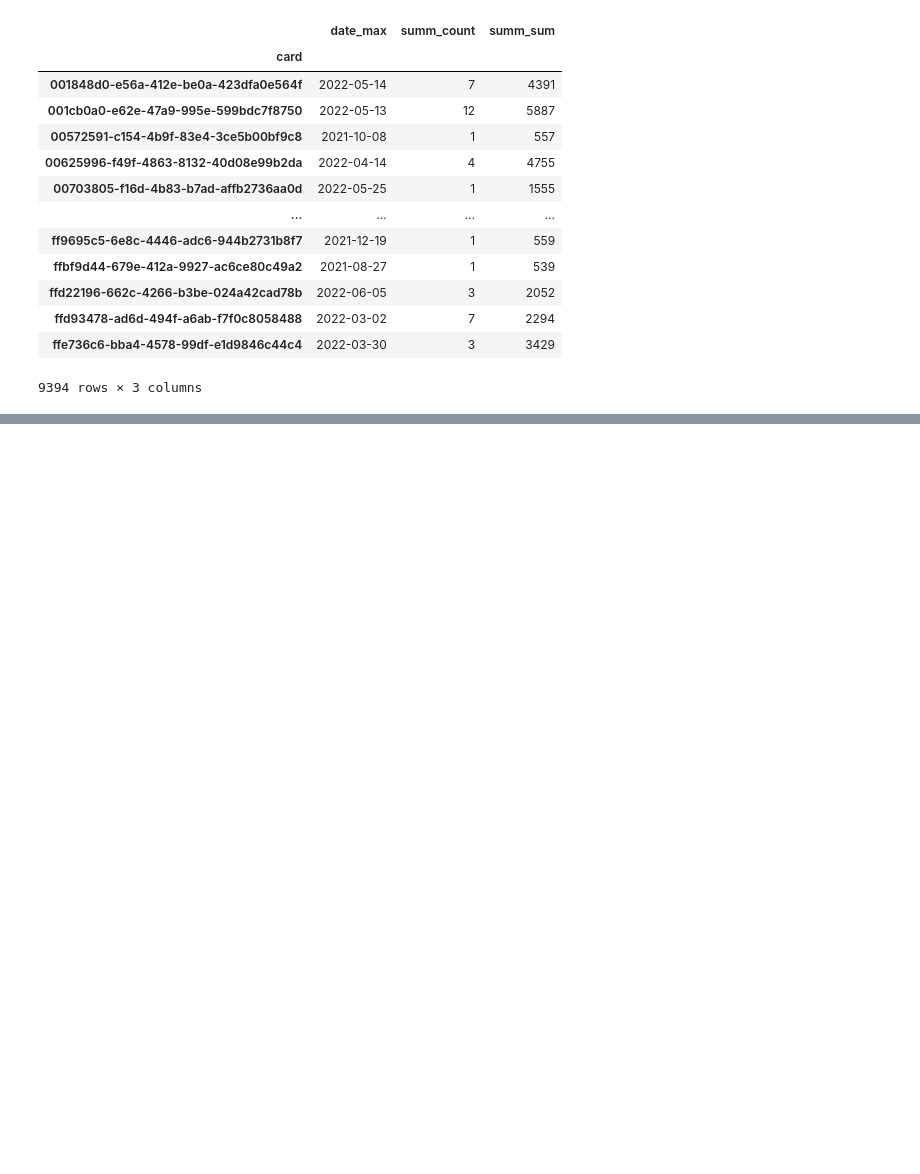
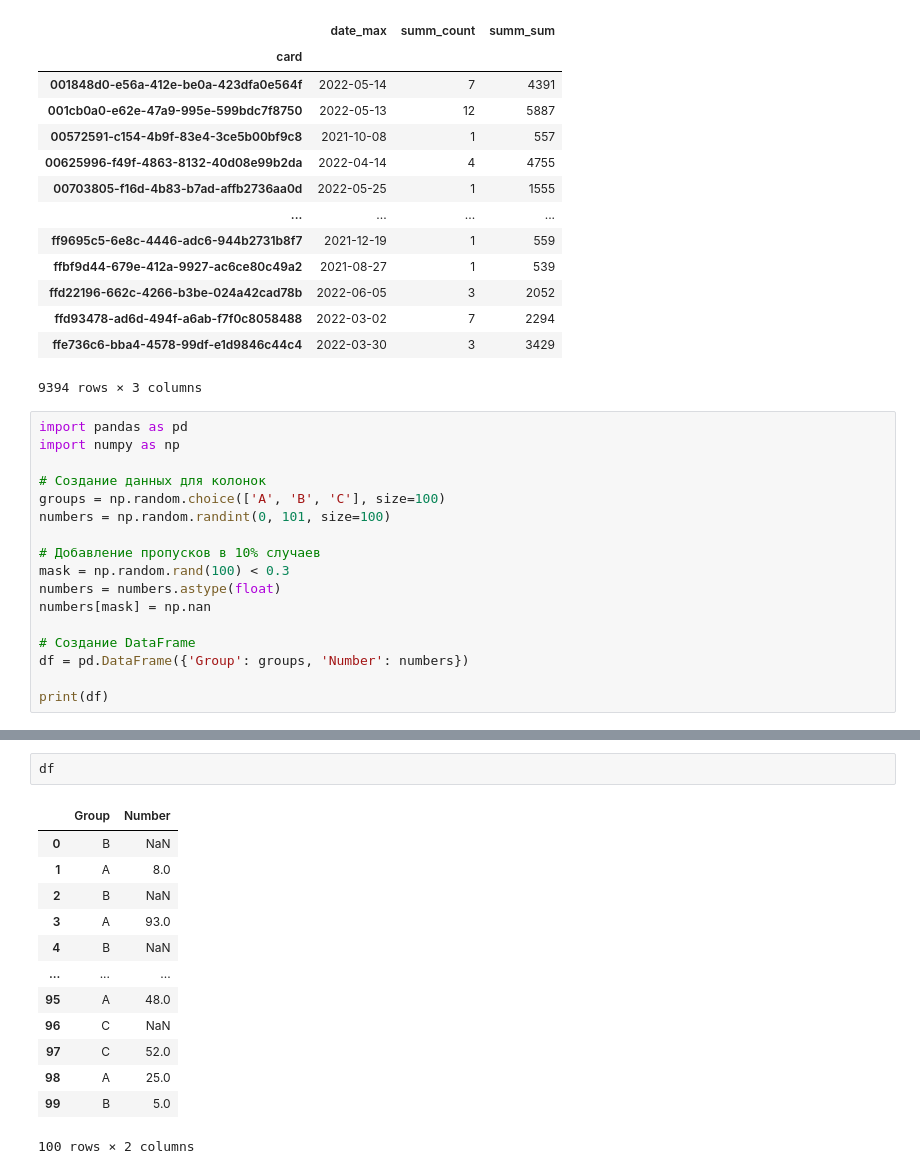
Before and after one commit to aleks-haksly/Simulative, a Jupyter notebook: Other/Analysis/RFM.ipynb, the cells around one changed output, grey strips where cells are left out. Cells and saved outputs as stored; diff of their text form; blank space fills up the shorter version.

```diff
--- a/Other/Analysis/RFM.ipynb
+++ b/Other/Analysis/RFM.ipynb
@@ -125,3 +149,20 @@ transformer.fit_transform(data)
 | ffd93478-ad6d-494f-a6ab-f7f0c8058488 | 2022-03-02 | 7 | 2294 |
 | ffe736c6-bba4-4578-99df-e1d9846c44c4 | 2022-03-30 | 3 | 3429 |
 9394 rows × 3 columns
+# %%
+import pandas as pd
+import numpy as np
+
+# Создание данных для колонок
+groups = np.random.choice(['A', 'B', 'C'], size=100)
+numbers = np.random.randint(0, 101, size=100)
+
+# Добавление пропусков в 10% случаев
+mask = np.random.rand(100) < 0.3
+numbers = numbers.astype(float)
+numbers[mask] = np.nan
+
+# Создание DataFrame
+df = pd.DataFrame({'Group': groups, 'Number': numbers})
+
+print(df)
@@ -127,0 +184,16 @@ transformer.fit_transform(data)
+# %%
+df
+# %% [output]
+|  | Group | Number |
+| 0 | B | NaN |
+| 1 | A | 8.0 |
+| 2 | B | NaN |
+| 3 | A | 93.0 |
+| 4 | B | NaN |
+| ... | ... | ... |
+| 95 | A | 48.0 |
+| 96 | C | NaN |
+| 97 | C | 52.0 |
+| 98 | A | 25.0 |
+| 99 | B | 5.0 |
+100 rows × 2 columns
```
Also changed, not shown: parts of 14 cells of this notebook.
